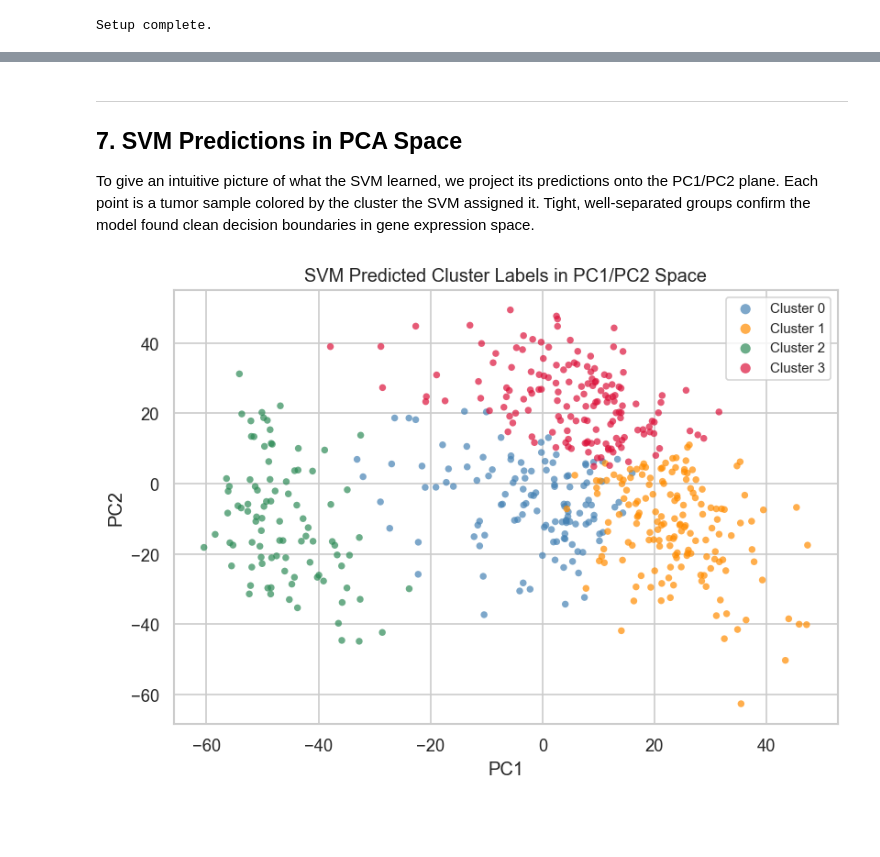
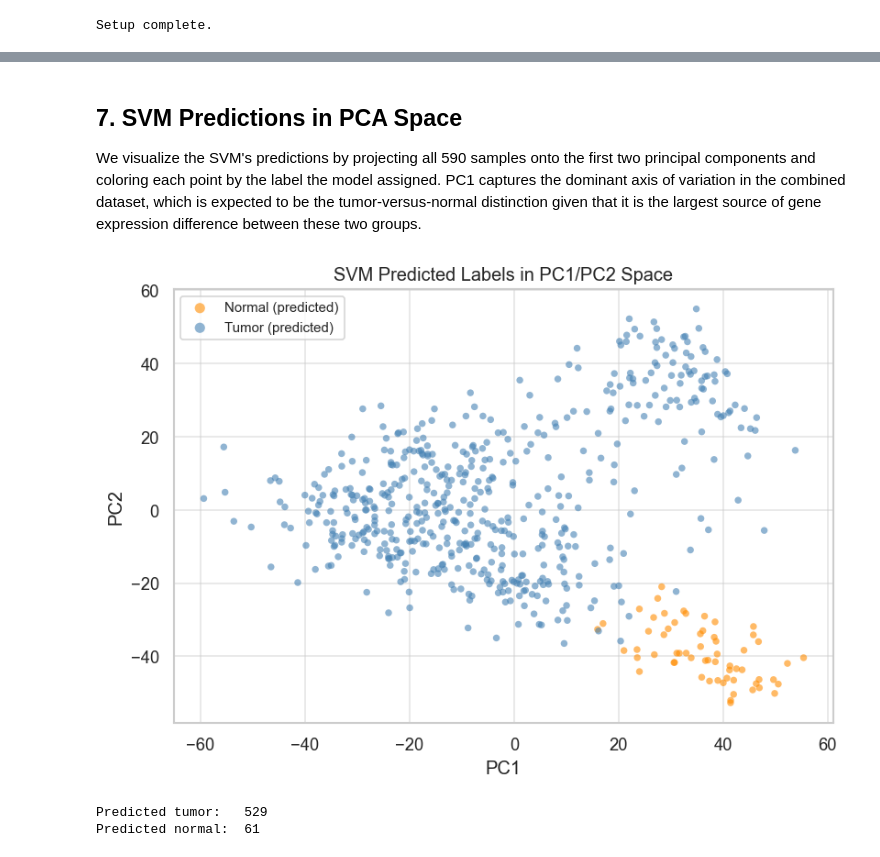
Before and after one commit to gpskentzos/DATA5322-CancerGenomeAtlas-Analysis, a Jupyter notebook: notebooks/paul_preprocessing_svm.ipynb, the cells around one changed output, grey strips where cells are left out. Cells and saved outputs as stored; diff of their text form; code cells hidden in the pictures; blank space fills up the shorter version.

```diff
--- a/notebooks/paul_preprocessing_svm.ipynb
+++ b/notebooks/paul_preprocessing_svm.ipynb
@@ -187,0 +199,8 @@ Class distribution in test set:
+# %%
+scaler = StandardScaler()
+X_train_sc = scaler.fit_transform(X_train_imp)
+X_test_sc  = scaler.transform(X_test_imp)
+
+print('Standardization check (training set):')
+print(f'  Mean of gene means:      {X_train_sc.mean(axis=0).mean():.6f}  (expected 0)')
+print(f'  Mean of gene variances:  {X_train_sc.var(axis=0).mean():.6f}  (expected 1)')
@@ -249,17 +308,17 @@ param_grid = {
 cv = StratifiedKFold(n_splits=5, shuffle=True, random_state=RANDOM_STATE)
 
 grid_search = GridSearchCV(
-    SVC(probability=True, random_state=RANDOM_STATE),
+    SVC(class_weight='balanced', probability=True, random_state=RANDOM_STATE),
     param_grid=param_grid,
-    scoring='accuracy',
+    scoring='f1_weighted',
     cv=cv,
     n_jobs=-1,
     verbose=1,
 )
 
-grid_search.fit(X_pca_train, y_train)
+grid_search.fit(X_train_pca, y_train)
 
-print(f'Best parameters:     {grid_search.best_params_}')
-print(f'Best CV accuracy:    {grid_search.best_score_:.4f}')
+print(f'Best parameters:      {grid_search.best_params_}')
+print(f'Best CV weighted F1:  {grid_search.best_score_:.4f}')
 # %% [output]
 Fitting 5 folds for each of 40 candidates, totalling 200 fits
@@ -410,27 +479,37 @@ plt.show()
 # %% [markdown]
----
 ## 7. SVM Predictions in PCA Space
 
-To give an intuitive picture of what the SVM learned, we project its predictions onto the PC1/PC2 plane. Each point is a tumor sample colored by the cluster the SVM assigned it. Tight, well-separated groups confirm the model found clean decision boundaries in gene expression space.
+We visualize the SVM's predictions by projecting all 590 samples onto the first two principal components and coloring each point by the label the model assigned. PC1 captures the dominant axis of variation in the combined dataset, which is expected to be the tumor-versus-normal distinction given that it is the largest source of gene expression difference between these two groups.
 # %%
-y_pred_all = best_svm.predict(X_pca)
+# Project all 590 samples through the same preprocessing pipeline
+X_all_imp = imputer.transform(X_raw)
+X_all_sc  = scaler.transform(X_all_imp)
+X_all_pca = pca.transform(X_all_sc)
 
-palette = {0: 'steelblue', 1: 'darkorange', 2: 'seagreen', 3: 'crimson'}
+y_pred_all = best_svm.predict(X_all_pca)
+
+palette = {1: 'steelblue', 0: 'darkorange'}
+labels_map = {1: 'Tumor (predicted)', 0: 'Normal (predicted)'}
 
 fig, ax = plt.subplots(figsize=(7, 5))
-for cluster_id in range(4):
-    mask = y_pred_all == cluster_id
+for label_val in [0, 1]:
+    mask = y_pred_all == label_val
     ax.scatter(
-        X_pca[mask, 0], X_pca[mask, 1],
-        c=palette[cluster_id], label=f'Cluster {cluster_id}',
-        alpha=0.7, s=20, edgecolors='none'
+        X_all_pca[mask, 0], X_all_pca[mask, 1],
+        c=palette[label_val], label=labels_map[label_val],
+        alpha=0.6, s=20, edgecolors='none'
     )
 ax.set_xlabel('PC1')
 ax.set_ylabel('PC2')
-ax.set_title('SVM Predicted Cluster Labels in PC1/PC2 Space')
+ax.set_title('SVM Predicted Labels in PC1/PC2 Space')
 ax.legend(markerscale=1.5, fontsize=9)
 plt.tight_layout()
 plt.savefig(PLOTS_DIR / 'svm_predictions_pca.png', bbox_inches='tight')
 plt.show()
+
+print(f'Predicted tumor:   {(y_pred_all == 1).sum()}')
+print(f'Predicted normal:  {(y_pred_all == 0).sum()}')
 # %% [output]
-[figure, old version]
+[figure, new version]
+Predicted tumor:   529
+Predicted normal:  61
```
Also changed, not shown: parts of 38 cells of this notebook, 8 other files.
